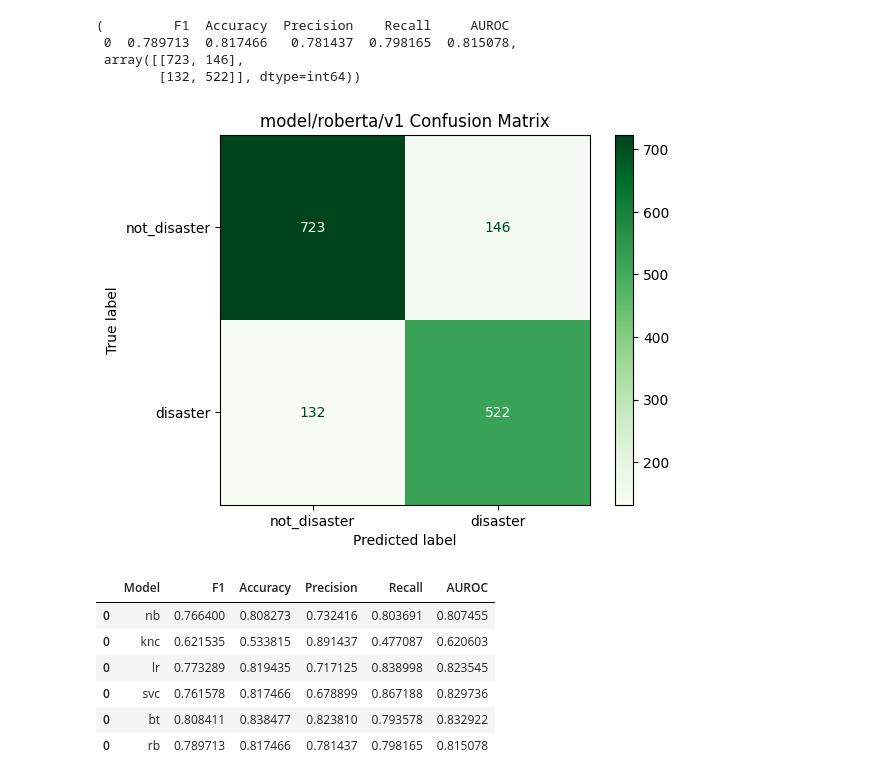
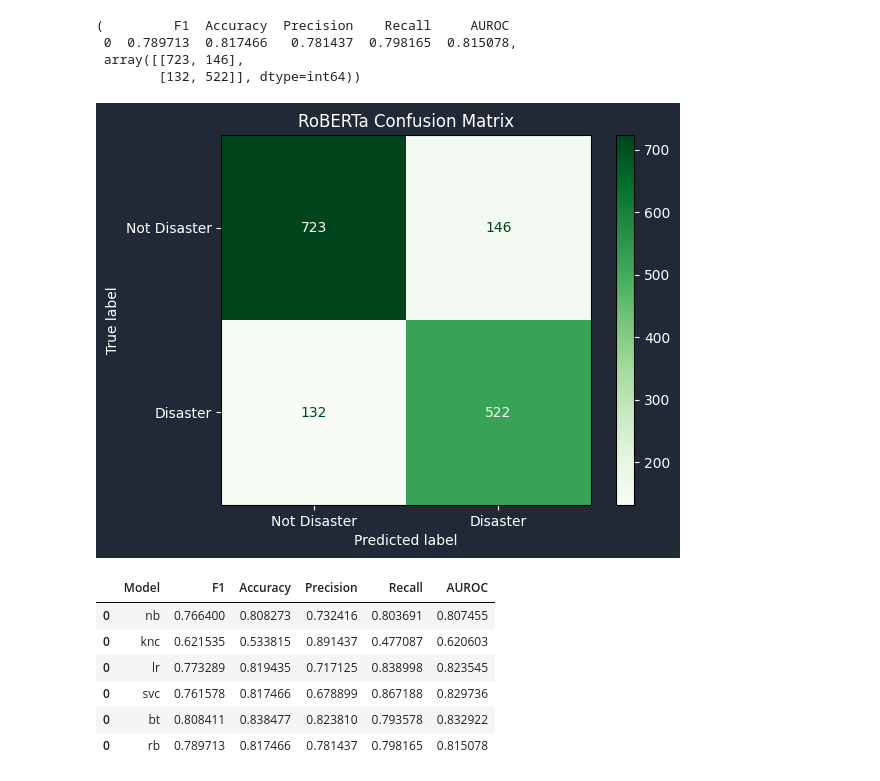
Before and after one commit to GunaJaganathan/detect-disaster-related-tweets, a Jupyter notebook: main.ipynb, the cells around one changed output. Cells and saved outputs as stored; diff of their text form; code cells hidden in the pictures.

Commit message:
add new plotting model for cm

```diff
--- a/main.ipynb
+++ b/main.ipynb
@@ -144,11 +144,40 @@ def get_performance_score(actual_label : list, predicted_label : list):
     return metrics_df, confusion_mat
 # %%
 def plot_confusion_matrix(confusion_mat, model_name):
-    cm_plot = ConfusionMatrixDisplay(confusion_matrix=confusion_mat,display_labels=['not_disaster','disaster'])
+    _, cm_ax = plt.subplots(facecolor='#212936')
+    cm_plot = ConfusionMatrixDisplay(confusion_matrix=confusion_mat,display_labels=['Not Disaster','Disaster'])
     title = model_name + " Confusion Matrix"
-    cm_plot.plot(cmap=plt.cm.Greens)
+    cm_plot.plot(cmap=plt.cm.Greens, ax=cm_ax)
     plt.title(title)
     plt.show()
+# %%
+plt.rcParams['text.color'] = 'white'
+plt.rcParams['text.color'] = 'white'
+plt.rcParams['axes.labelcolor'] = 'white'
+plt.rcParams['xtick.color'] = 'white'
+plt.rcParams['ytick.color'] = 'white'
+# %%
+plt.style.use('default')
+# %%
+def plot_confusion_matrix(confusion_mat, theme, model):
+    if theme == 'dark':
+        _, cm_ax = plt.subplots(facecolor='#212936')
+        plt.rcParams['text.color'] = 'white'
+        plt.rcParams['axes.labelcolor'] = 'white'
+        plt.rcParams['xtick.color'] = 'white'
+        plt.rcParams['ytick.color'] = 'white'
+    elif theme == 'light':
+        _, cm_ax = plt.subplots(facecolor='#FFFFFF')
+        plt.rcParams['text.color'] = 'black'
+        plt.rcParams['axes.labelcolor'] = 'black'
+        plt.rcParams['xtick.color'] = 'black'
+        plt.rcParams['ytick.color'] = 'black'
+    cm_plot = ConfusionMatrixDisplay(confusion_matrix=confusion_mat,display_labels=['Not Disaster','Disaster'])
+    title = model + " Confusion Matrix"
+    cm_plot.plot(cmap=plt.cm.Greens, ax=cm_ax)
+    plt.title(title)
+    plt.savefig(f'{model}_{theme}.png')
+    plt.show()
 # %% [markdown]
 ## Variable definitions
  - train_tweets - Preprocessed tweets for training
@@ -521,9 +550,9 @@ rb_metrics_df, rb_confusion_mat
  array([[723, 146],
         [132, 522]], dtype=int64))
 # %%
-plot_confusion_matrix(rb_confusion_mat, model_name)
+plot_confusion_matrix(rb_confusion_mat, 'RoBERTa')
 # %% [output]
-[figure, old version]
+[figure, new version]
 # %%
 consolidate_perf_score(['nb', 'knc', 'lr', 'svc', 'bt', 'rb'], [nb_perf_scores, knc_perf_scores, lr_perf_scores, svc_perf_scores, bt_metrics_df, rb_metrics_df])
 # %% [output]
```
Also changed, not shown: parts of 1 cell of this notebook.
